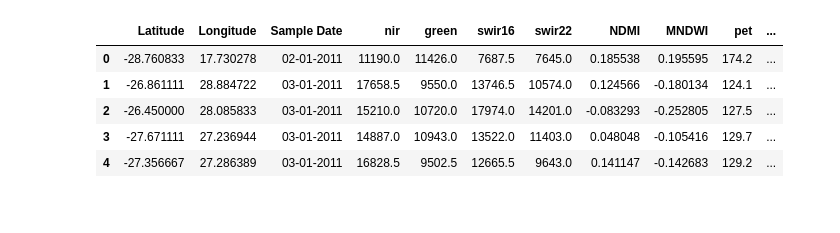
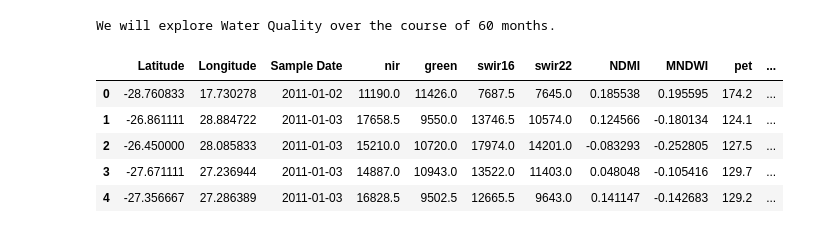
Before and after one commit to kylerod22/siads593-water-sustainability, a Jupyter notebook: milestone.ipynb, the cells around one changed output. Drawn from its saved outputs; the diff is of its cells as text; code cells hidden in the pictures.

```diff
--- a/milestone.ipynb
+++ b/milestone.ipynb
@@ -21,9 +0,0 @@ landsat_terra_water_qual = pd.merge(landsat_terra, water_qual)
-# %%
-landsat_terra_water_qual.head()
-# %% [output]
-|  | Latitude | Longitude | Sample Date | nir | green | swir16 | swir22 | NDMI | MNDWI | pet | ... |
-| 0 | -28.760833 | 17.730278 | 02-01-2011 | 11190.0 | 11426.0 | 7687.5 | 7645.0 | 0.185538 | 0.195595 | 174.2 | ... |
-| 1 | -26.861111 | 28.884722 | 03-01-2011 | 17658.5 | 9550.0 | 13746.5 | 10574.0 | 0.124566 | -0.180134 | 124.1 | ... |
-| 2 | -26.450000 | 28.085833 | 03-01-2011 | 15210.0 | 10720.0 | 17974.0 | 14201.0 | -0.083293 | -0.252805 | 127.5 | ... |
-| 3 | -27.671111 | 27.236944 | 03-01-2011 | 14887.0 | 10943.0 | 13522.0 | 11403.0 | 0.048048 | -0.105416 | 129.7 | ... |
-| 4 | -27.356667 | 27.286389 | 03-01-2011 | 16828.5 | 9502.5 | 12665.5 | 9643.0 | 0.141147 | -0.142683 | 129.2 | ... |
@@ -30 +26,12 @@ landsat_terra_water_qual.head()
+# %%
+df = primary_dataset()
+df.head()
+# %% [output]
+We will explore Water Quality over the course of 60 months.
+|  | Latitude | Longitude | Sample Date | nir | green | swir16 | swir22 | NDMI | MNDWI | pet | ... |
+| 0 | -28.760833 | 17.730278 | 2011-01-02 | 11190.0 | 11426.0 | 7687.5 | 7645.0 | 0.185538 | 0.195595 | 174.2 | ... |
+| 1 | -26.861111 | 28.884722 | 2011-01-03 | 17658.5 | 9550.0 | 13746.5 | 10574.0 | 0.124566 | -0.180134 | 124.1 | ... |
+| 2 | -26.450000 | 28.085833 | 2011-01-03 | 15210.0 | 10720.0 | 17974.0 | 14201.0 | -0.083293 | -0.252805 | 127.5 | ... |
+| 3 | -27.671111 | 27.236944 | 2011-01-03 | 14887.0 | 10943.0 | 13522.0 | 11403.0 | 0.048048 | -0.105416 | 129.7 | ... |
+| 4 | -27.356667 | 27.286389 | 2011-01-03 | 16828.5 | 9502.5 | 12665.5 | 9643.0 | 0.141147 | -0.142683 | 129.2 | ... |
 # %%
```
Also changed, not shown: parts of 7 cells of this notebook.
